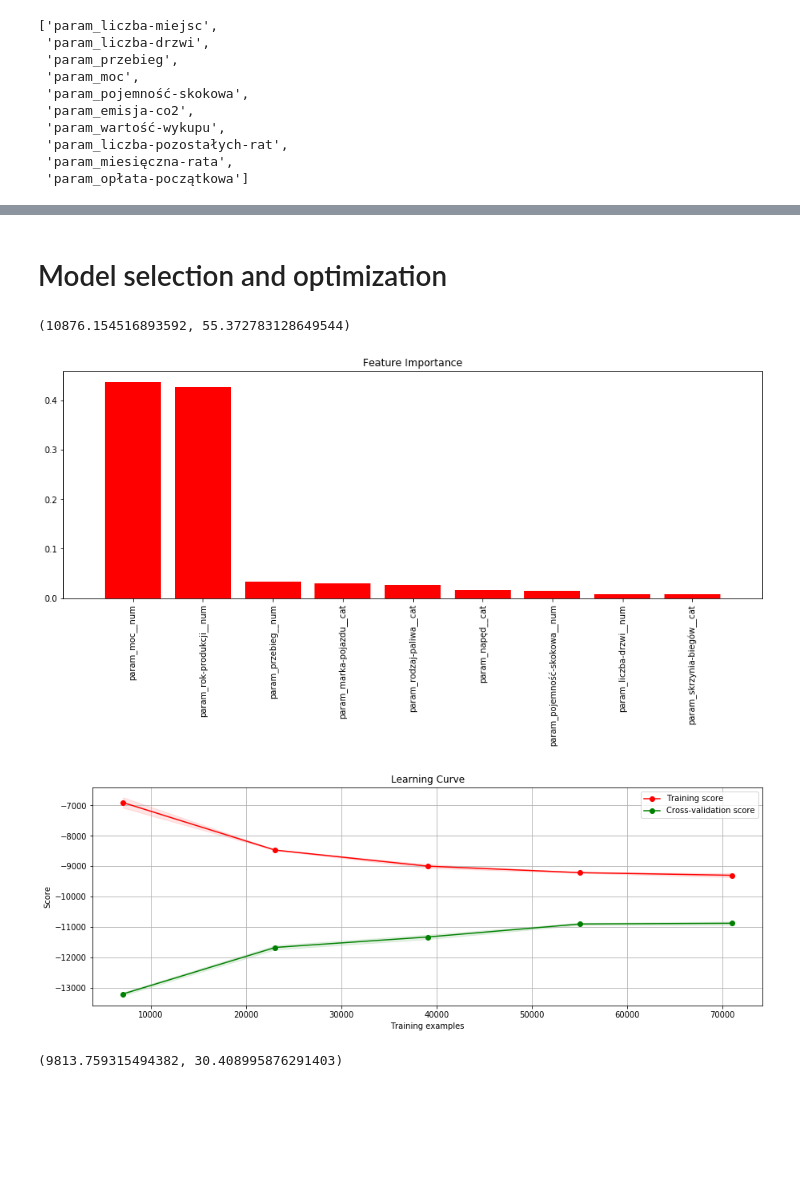
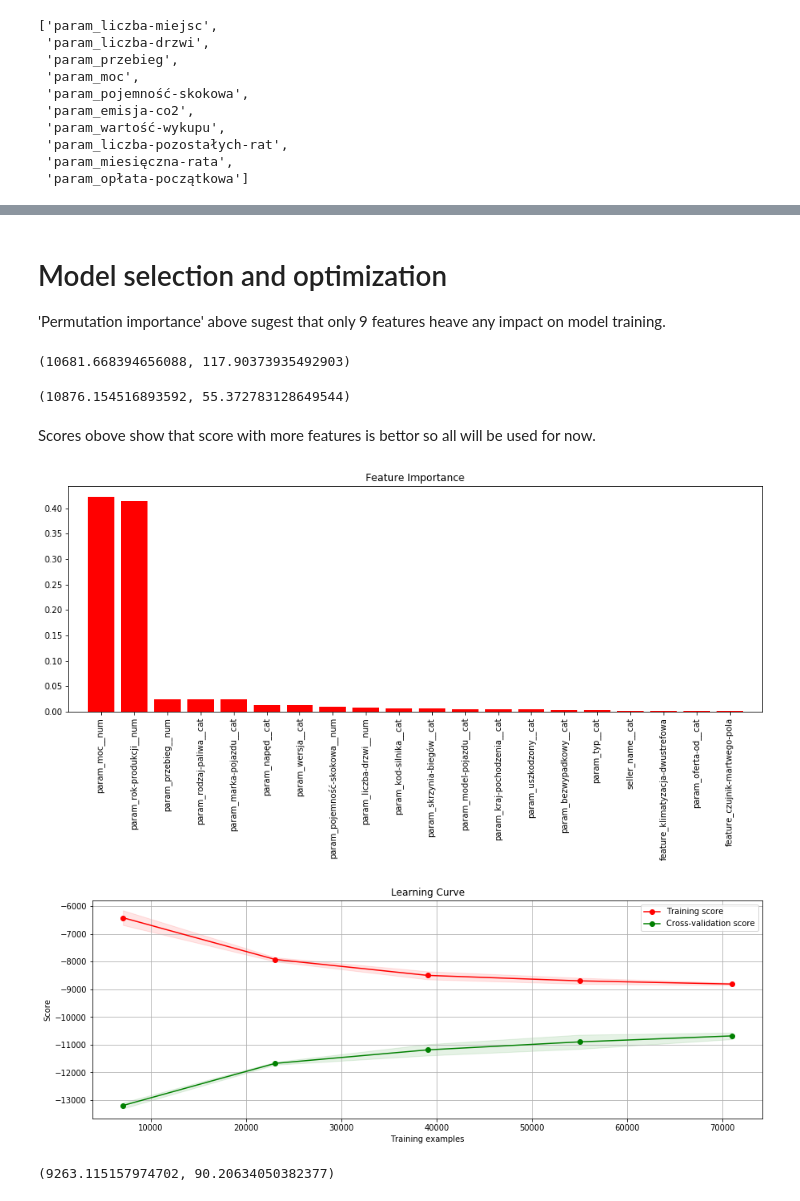
Before and after one commit to JakubStanczak/Car_price_predict, a Jupyter notebook: Car_price.ipynb, the cells around one changed output, grey strips where cells are left out. Cells and saved outputs as stored; diff of their text form; code cells hidden in the pictures; blank space fills up the shorter version.

```diff
--- a/Car_price.ipynb
+++ b/Car_price.ipynb
@@ -196,7 +190,7 @@ doubles = {'param_liczba-drzwi': 'param_door-count',
 num_feats = ['param_liczba-miejsc', 'param_liczba-drzwi', 'param_przebieg', 'param_moc', 'param_pojemność-skokowa', 'param_emisja-co2', 'param_wartość-wykupu', 'param_liczba-pozostałych-rat', 'param_miesięczna-rata', 'param_opłata-początkowa']
 
 # date features
-date_feats = ['param_rok-produkcji', 'created_at', 'param_pierwsza-rejestracja']
+date_feats = ['param_rok-produkcji', 'created_at', 'param_pierwsza-rejestracja', 'param_first-registration']
 
 # blacklist features will not be used
 black_list = ['breadcrumb', 'created_at', 'price_details', 'price_currency', 'price_value', 'price_value_PLN', 'price_value_PLN_log']
@@ -420,4 +437,6 @@ eli5.show_weights(imp, feature_names=feats)
-# %% [markdown]
-# Model selection and optimization
+# %% [markdown]
+# Model selection and optimization
+
+'Permutation importance' above sugest that only 9 features heave any impact on model training.
 # %%
 feats = list(bool_feats) + list(cat_feats) + list(num_feats)
@@ -425,17 +444,17 @@ feats = list(bool_feats) + list(cat_feats) + list(num_feats)
 # %%
 # Since using logarithm of target vartiable did not bring results
 # all models will be tested on the same set of features using standard 3 fold cross_val_score
-def get_X_y():
-    return df[ feats ], df['price_value_PLN']
+def get_X_y(feats):
+    return df[ feats ].values, df['price_value_PLN'].values
 
-def test_model(model):
-    X, y = get_X_y()
+def test_model(model, feats):
+    X, y = get_X_y(feats)
 
     scores = cross_val_score(model, X, y, cv=3, scoring="neg_mean_absolute_error")
     return np.abs(np.mean(scores)), np.std(scores)
 
-def plot_fi_lc_e5(model, pi=True, lc=True, e5=False):
-    X, y = get_X_y()
+def plot_fi_lc_e5(model, feats, pi=True, lc=True, e5=False):
+    X, y = get_X_y(feats)
     model.fit(X, y)
 
     if pi == True:
@@ -448,18 +467,26 @@ def plot_fi_lc_e5(model, pi=True, lc=True, e5=False):
 # %%
 # Testing decision Tree
 model = DecisionTreeRegressor(max_depth=10, random_state=0)
-test_model(model)
+test_model(model, feats)
 # %% [output]
-(10876.154516893592, 55.372783128649544)
+(10681.668394656088, 117.90373935492903)
+# %%
+# Testing decision Tree
+model = DecisionTreeRegressor(max_depth=10, random_state=0)
+test_model(model, less_feats)
+# %% [output]
+(10876.154516893592, 55.372783128649544)
+# %% [markdown]
+Scores obove show that score with more features is bettor so all will be used for now.
 # %%
-plot_fi_lc_e5(model, True, True, False)
+plot_fi_lc_e5(model, feats, True, True, False)
 # %% [output]
-[figure, old version]
+[figure, new version]
-[figure, old version]
+[figure, new version]
 # %%
 # Testing Random Forest
 model = RandomForestRegressor(max_depth=10, n_estimators=50, random_state=0)
-test_model(model)
+test_model(model, feats)
 # %% [output]
-(9813.759315494382, 30.408995876291403)
+(9263.115157974702, 90.20634050382377)
 # %%
```
Also changed, not shown: parts of 29 cells of this notebook.
